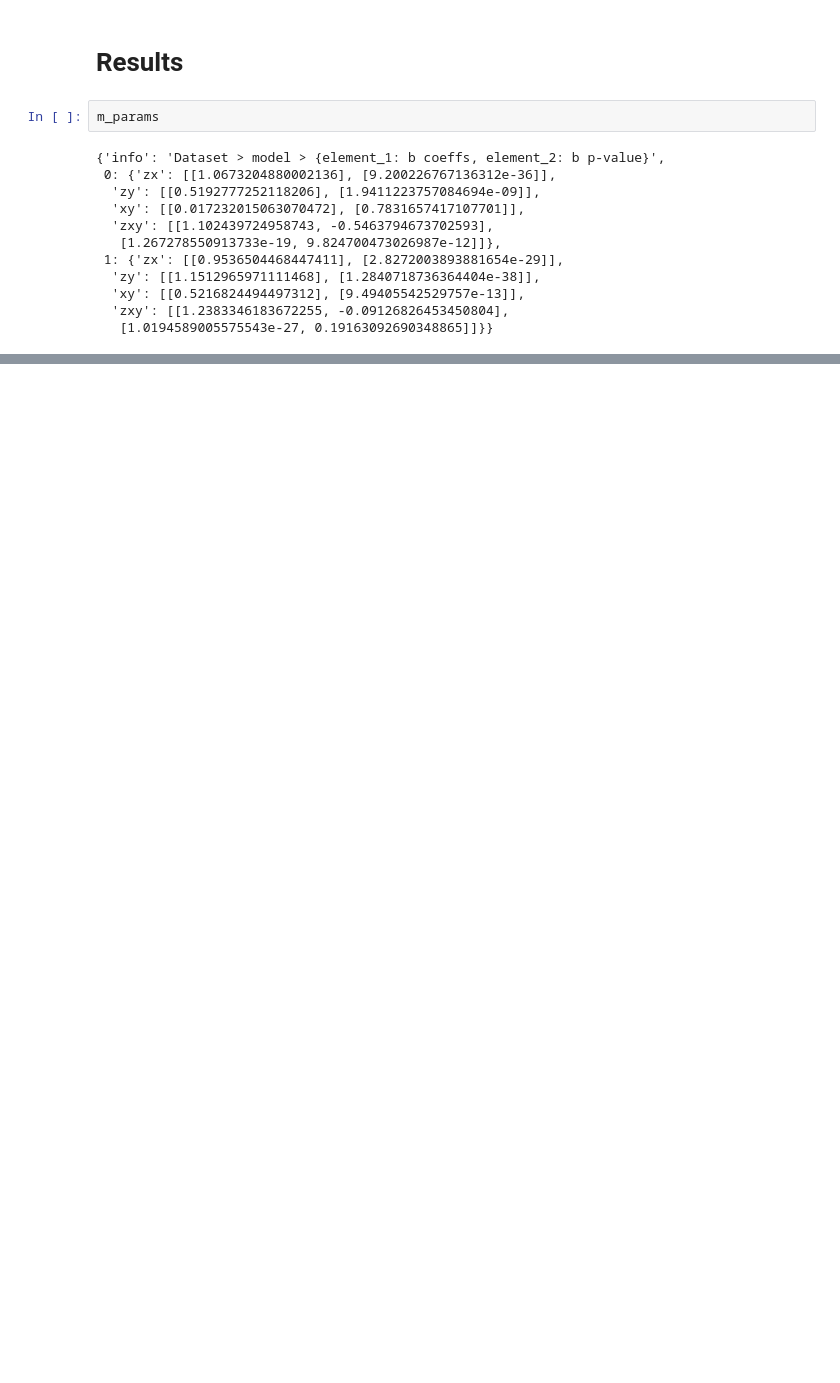
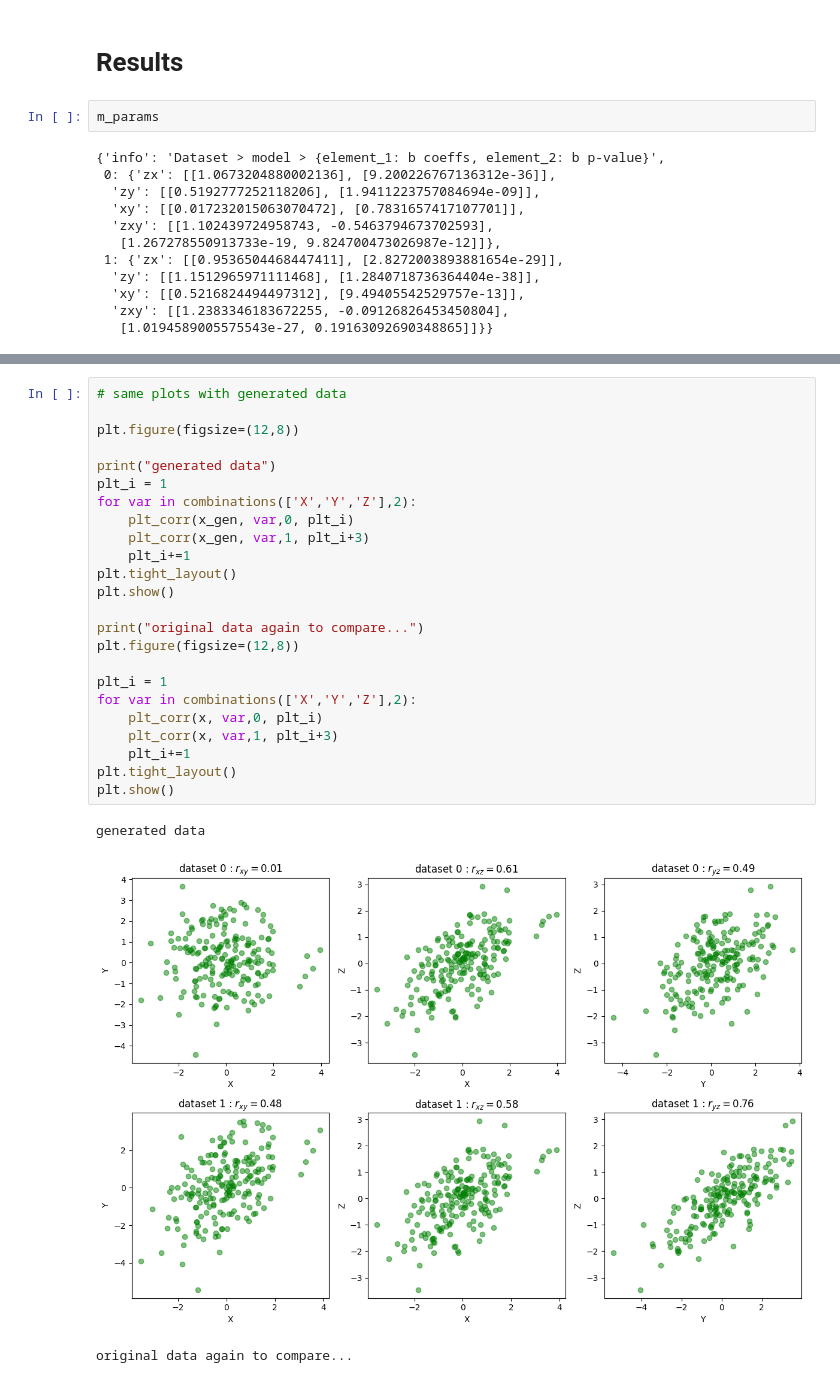
Before and after one commit to jd2504/bme_dsp_2025, a Jupyter notebook: 11_causal_inference.ipynb, the cells around one changed output, grey strips where cells are left out. Cells and saved outputs as stored; diff of their text form; blank space fills up the shorter version.

```diff
--- a/11_causal_inference.ipynb
+++ b/11_causal_inference.ipynb
@@ -215,0 +275,28 @@ plt.show()
+# %%
+# same plots with generated data
+
+plt.figure(figsize=(12,8))
+
+print("generated data")
+plt_i = 1
+for var in combinations(['X','Y','Z'],2):
+    plt_corr(x_gen, var,0, plt_i)
+    plt_corr(x_gen, var,1, plt_i+3)
+    plt_i+=1
+plt.tight_layout()
+plt.show()
+
+print("original data again to compare...")
+plt.figure(figsize=(12,8))
+
+plt_i = 1
+for var in combinations(['X','Y','Z'],2):
+    plt_corr(x, var,0, plt_i)
+    plt_corr(x, var,1, plt_i+3)
+    plt_i+=1
+plt.tight_layout()
+plt.show()
+# %% [output]
+generated data
+[figure, added]
+original data again to compare...
```
Also changed, not shown: parts of 17 cells of this notebook.
